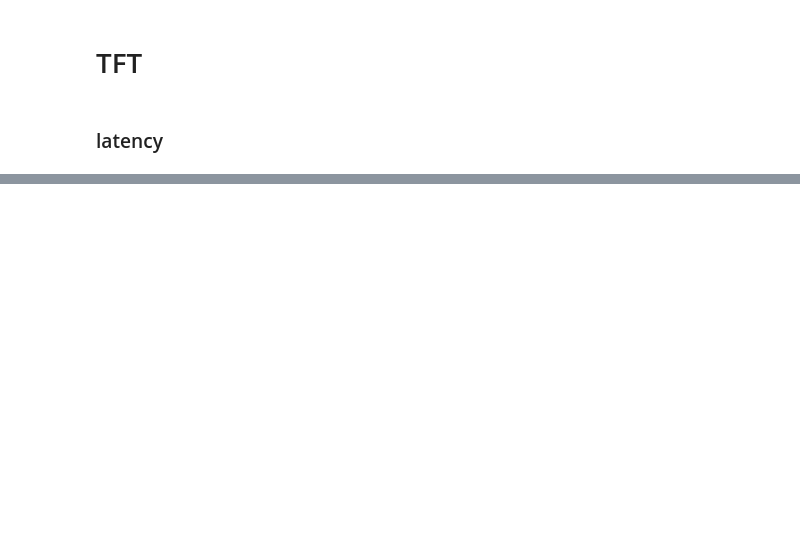
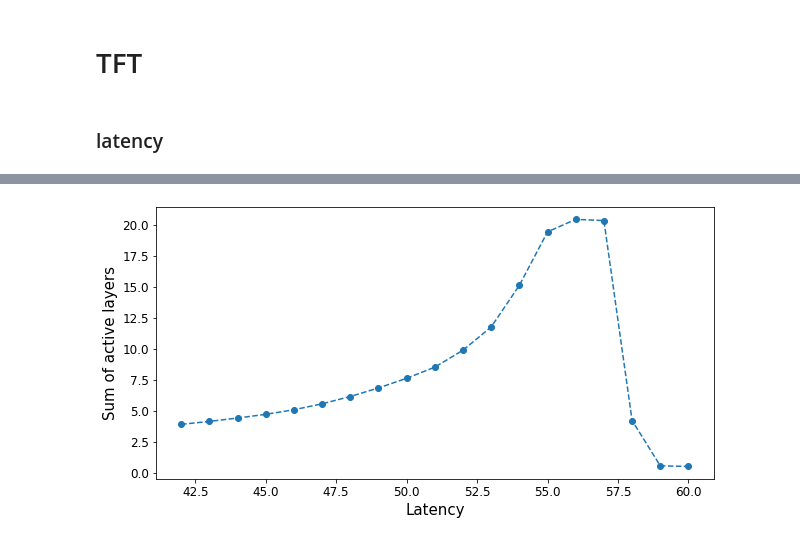
Before and after one commit to chiaramaccani/two_cryst_sim, a Jupyter notebook: TFT_analysis.ipynb, the cells around one changed output, grey strips where cells are left out. Cells and saved outputs as stored; diff of their text form; code cells hidden in the pictures; blank space fills up the shorter version.

```diff
--- a/TFT_analysis.ipynb
+++ b/TFT_analysis.ipynb
@@ -33,0 +34,25 @@ No artists with labels found to put in legend.  Note that artists whose label st
+# %%
+data_08 = {
+    42: 3.91,
+    43: 4.15,
+    44: 4.42,
+    45: 4.72,
+    46: 5.09,
+    47: 5.57,
+    48: 6.16,
+    49: 6.85,
+    50: 7.63,
+    51: 8.53,
+    52: 9.90,
+    53: 11.78,
+    54: 15.14,
+    55: 19.46,
+    56: 20.47,
+    57: 20.37,
+    58: 4.22,
+    59: 0.56,
+    60: 0.51
+}
+plot(data_08)
+# %% [output]
+[figure, added]
```
Also changed, not shown: parts of 4 cells of this notebook.
